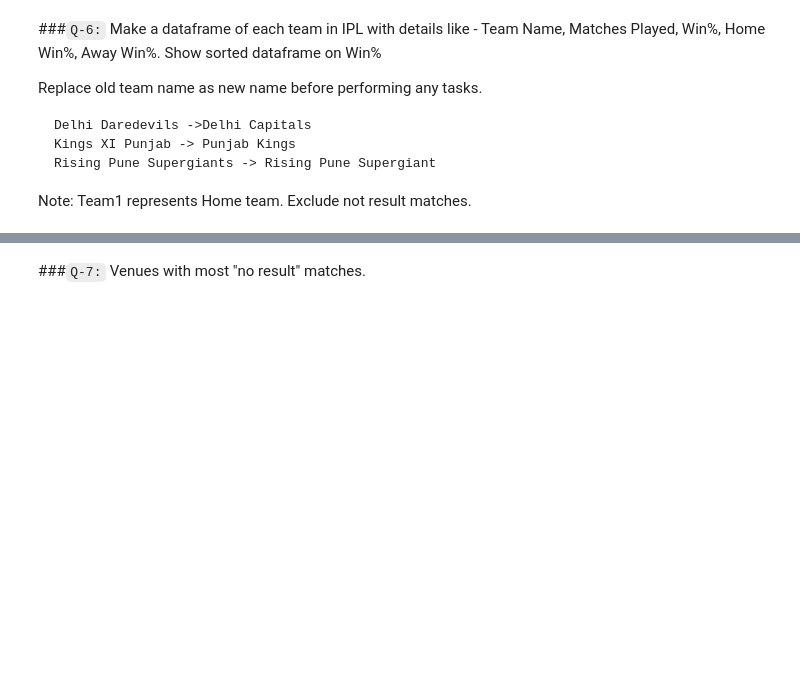
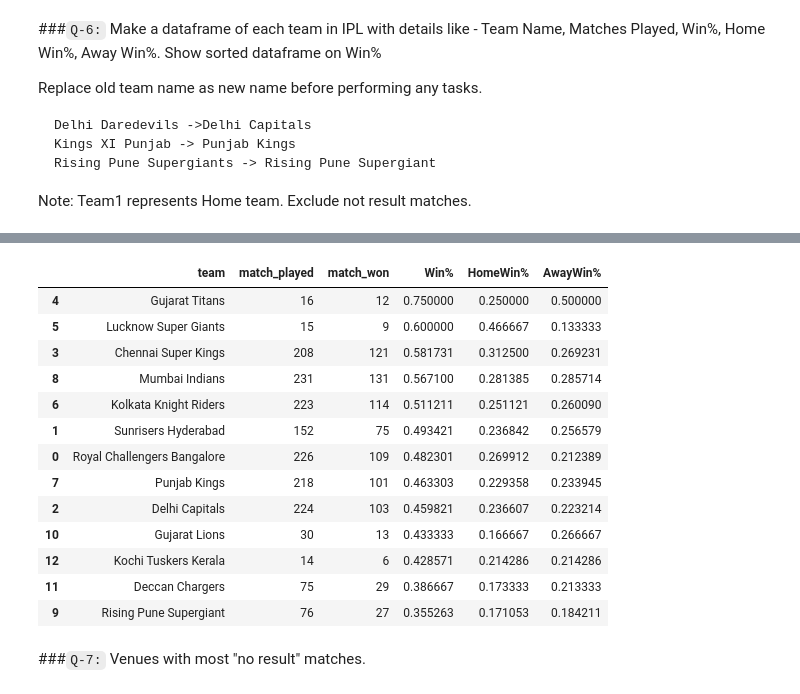
Before and after one commit to singhbhaskar360/Python_ML, a Jupyter notebook: Pandas_session_18_tasks.ipynb, the cells around one changed output, grey strips where cells are left out. Cells and saved outputs as stored; diff of their text form; code cells hidden in the pictures; blank space fills up the shorter version.

```diff
--- a/Pandas_session_18_tasks.ipynb
+++ b/Pandas_session_18_tasks.ipynb
@@ -292,3 +357,23 @@ Note: Team1 represents Home team. Exclude not result matches.
+# %%
+# df=df.merge(y,on='team')
+# df.head()
+# df.rename(columns={'AwayWin%_y':'AwayWin%'},inplace=True)
+df.sort_values('Win%',ascending=False)
+# %% [output]
+|  | team | match_played | match_won | Win% | HomeWin% | AwayWin% |
+| 4 | Gujarat Titans | 16 | 12 | 0.750000 | 0.250000 | 0.500000 |
+| 5 | Lucknow Super Giants | 15 | 9 | 0.600000 | 0.466667 | 0.133333 |
+| 3 | Chennai Super Kings | 208 | 121 | 0.581731 | 0.312500 | 0.269231 |
+| 8 | Mumbai Indians | 231 | 131 | 0.567100 | 0.281385 | 0.285714 |
+| 6 | Kolkata Knight Riders | 223 | 114 | 0.511211 | 0.251121 | 0.260090 |
+| 1 | Sunrisers Hyderabad | 152 | 75 | 0.493421 | 0.236842 | 0.256579 |
+| 0 | Royal Challengers Bangalore | 226 | 109 | 0.482301 | 0.269912 | 0.212389 |
+| 7 | Punjab Kings | 218 | 101 | 0.463303 | 0.229358 | 0.233945 |
+| 2 | Delhi Capitals | 224 | 103 | 0.459821 | 0.236607 | 0.223214 |
+| 10 | Gujarat Lions | 30 | 13 | 0.433333 | 0.166667 | 0.266667 |
+| 12 | Kochi Tuskers Kerala | 14 | 6 | 0.428571 | 0.214286 | 0.214286 |
+| 11 | Deccan Chargers | 75 | 29 | 0.386667 | 0.173333 | 0.213333 |
+| 9 | Rising Pune Supergiant | 76 | 27 | 0.355263 | 0.171053 | 0.184211 |
 # %%
 # code here
 # %% [markdown]
```
Also changed, not shown: parts of 5 cells of this notebook.
